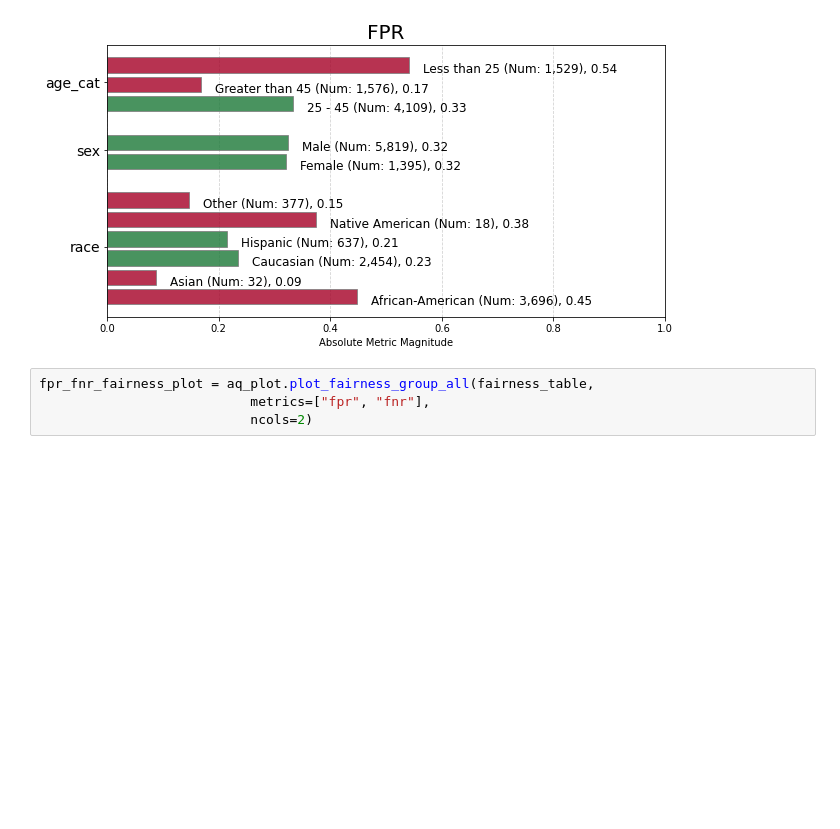
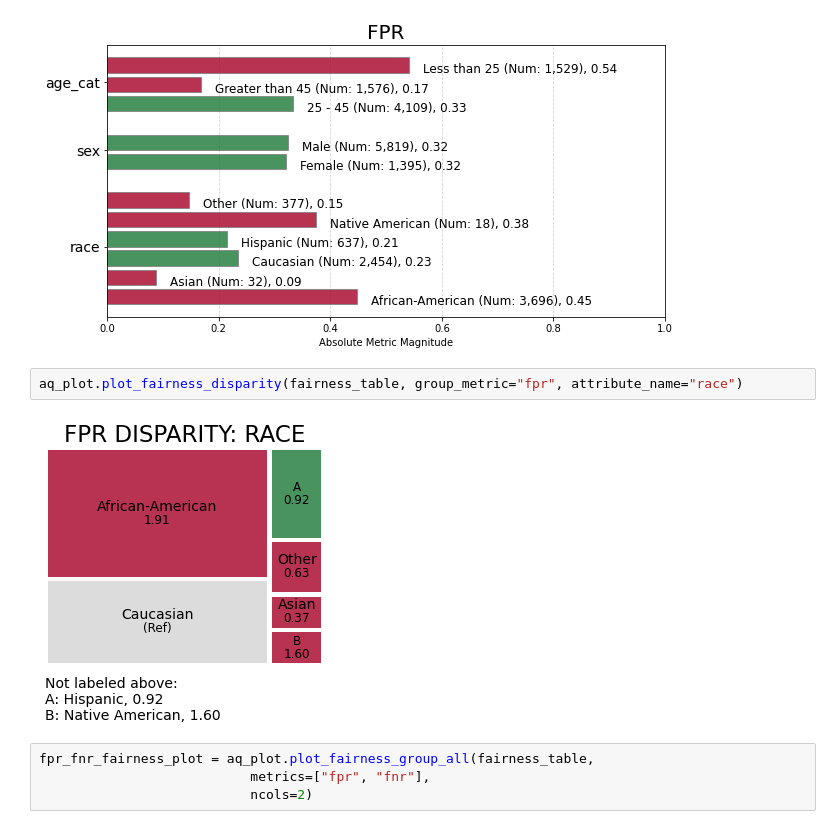
Before and after one commit to chsafouane/aequitas_disc, a Jupyter notebook: notebooks/aequitas_presentation.ipynb, the cells around one changed output. Drawn from its saved outputs; the diff is of its cells as text; blank space fills up the shorter version.

Commit message:
Add disparity ratio plot

```diff
--- a/notebooks/aequitas_presentation.ipynb
+++ b/notebooks/aequitas_presentation.ipynb
@@ -421,6 +431,10 @@ fpr_fairness_plot = aq_plot.plot_fairness_group(fairness_table,
                                                 title="FPR")
 # %% [output]
 [figure]
+# %%
+aq_plot.plot_fairness_disparity(fairness_table, group_metric="fpr", attribute_name="race")
+# %% [output]
+[figure, added]
 # %%
 fpr_fnr_fairness_plot = aq_plot.plot_fairness_group_all(fairness_table,
                            metrics=["fpr", "fnr"],
```
Also changed, not shown: parts of 6 cells of this notebook.
